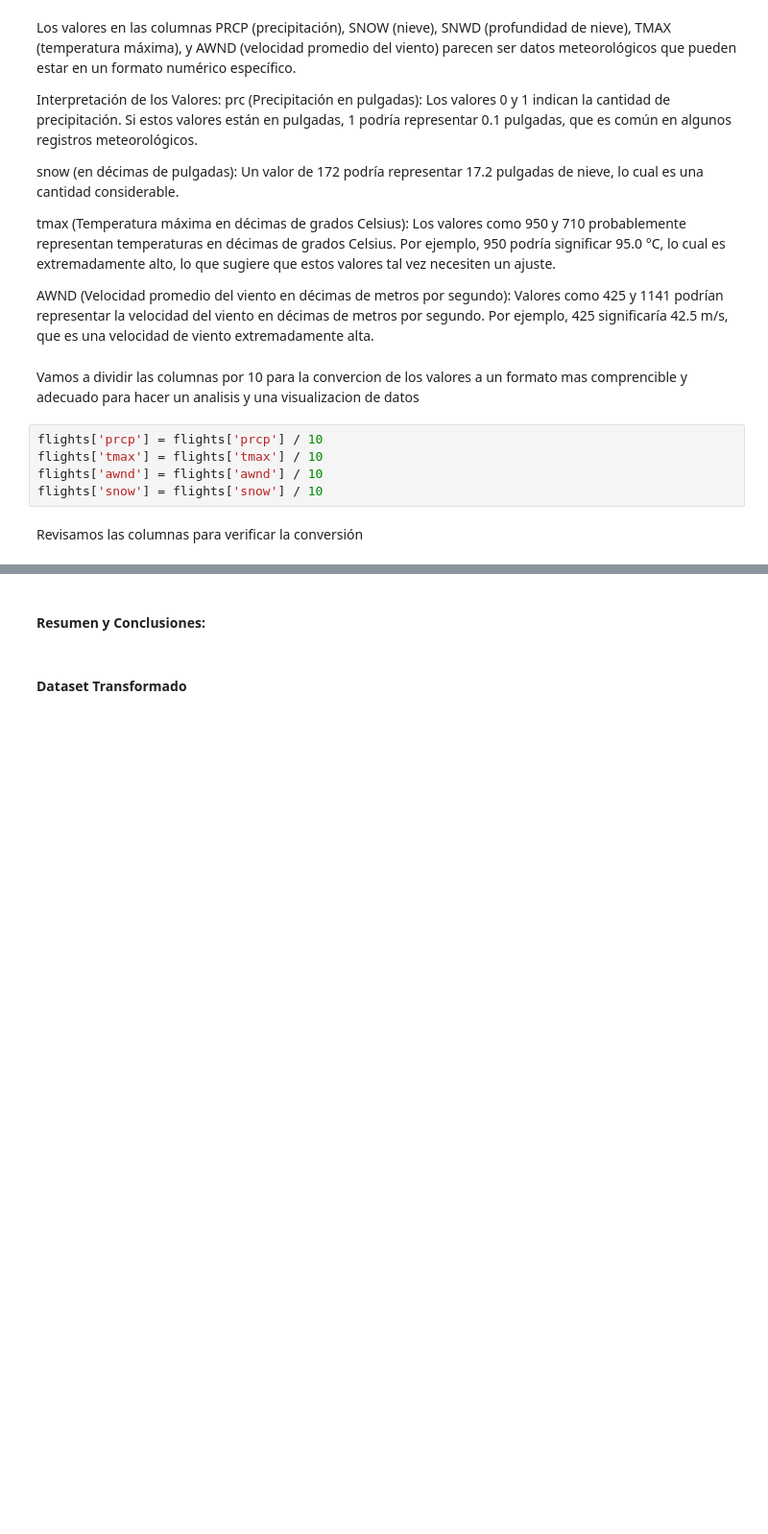
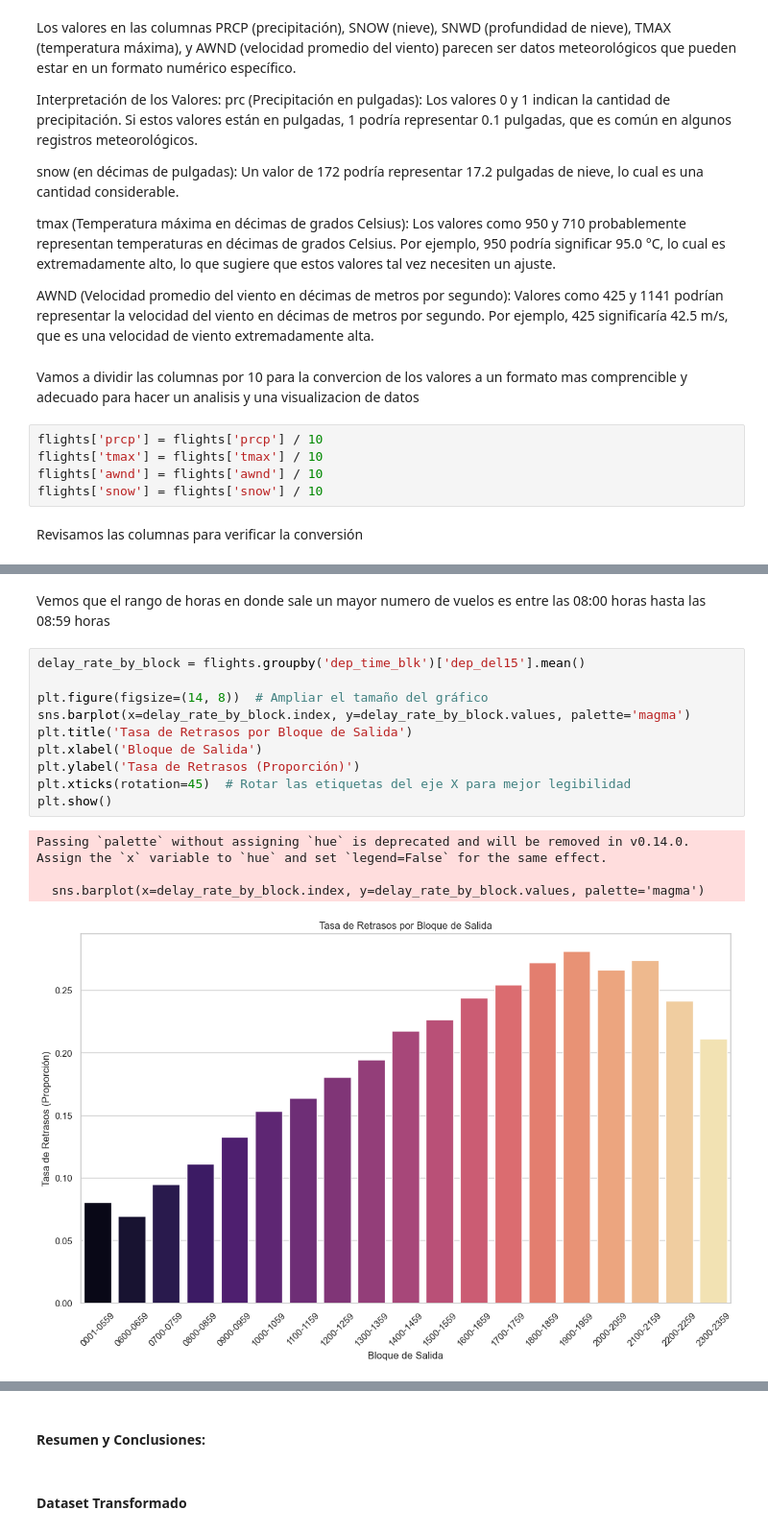
Before and after one commit to camilodelgado23/Proyecto_1, a Jupyter notebook: EDA/flights_EDA.ipynb, the cells around one changed output, grey strips where cells are left out. Shown at 96% size. Saved outputs shown, nothing was run; the diff lists cells and outputs as text; blank space fills up the shorter version.

```diff
--- a/EDA/flights_EDA.ipynb
+++ b/EDA/flights_EDA.ipynb
@@ -437,0 +516,17 @@ print(flights[columns_of_interest].head())
+# %% [markdown]
+Vemos que el rango de horas en donde sale un mayor numero de vuelos es entre las 08:00 horas hasta las 08:59 horas
+# %%
+delay_rate_by_block = flights.groupby('dep_time_blk')['dep_del15'].mean()
+
+plt.figure(figsize=(14, 8))  # Ampliar el tamaño del gráfico
+sns.barplot(x=delay_rate_by_block.index, y=delay_rate_by_block.values, palette='magma')
+plt.title('Tasa de Retrasos por Bloque de Salida')
+plt.xlabel('Bloque de Salida')
+plt.ylabel('Tasa de Retrasos (Proporción)')
+plt.xticks(rotation=45)  # Rotar las etiquetas del eje X para mejor legibilidad
+plt.show()
+# %% [output]
+Passing `palette` without assigning `hue` is deprecated and will be removed in v0.14.0. Assign the `x` variable to `hue` and set `legend=False` for the same effect.
+
+  sns.barplot(x=delay_rate_by_block.index, y=delay_rate_by_block.values, palette='magma')
+[figure, added]
```
Also changed, not shown: parts of 28 cells of this notebook.
